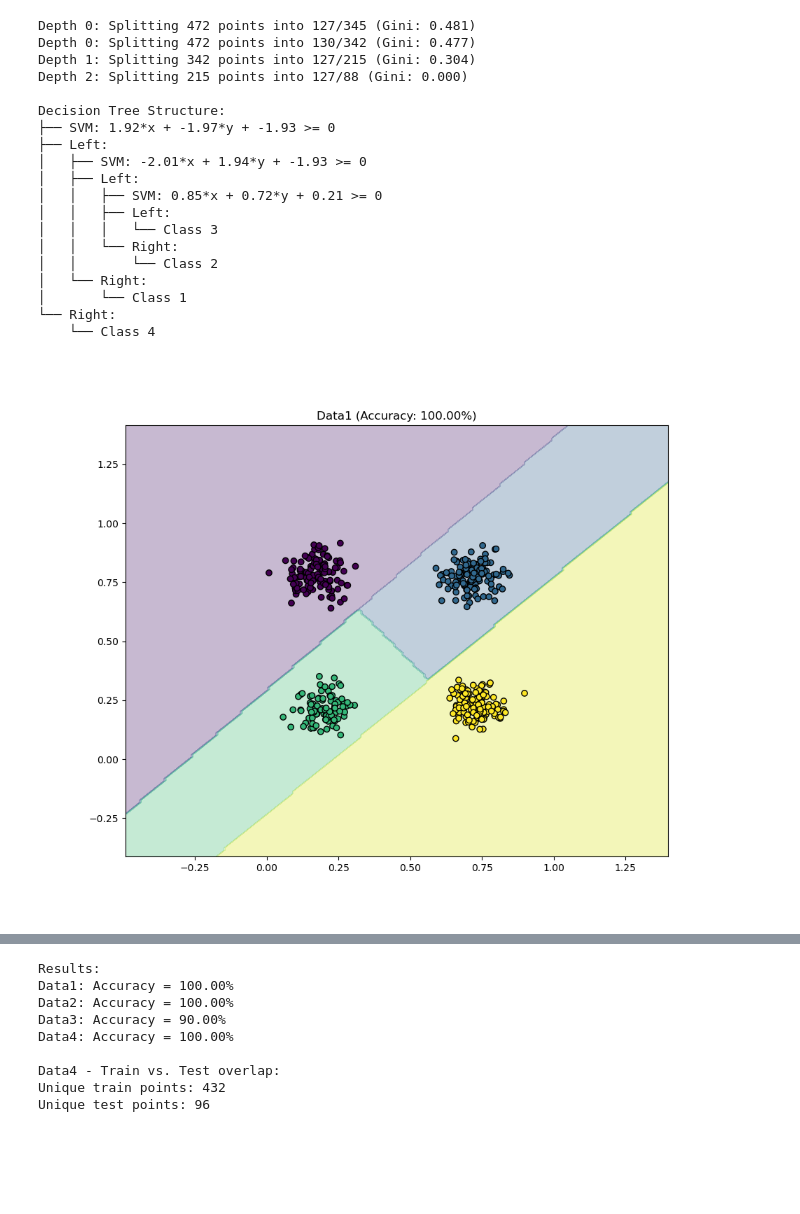
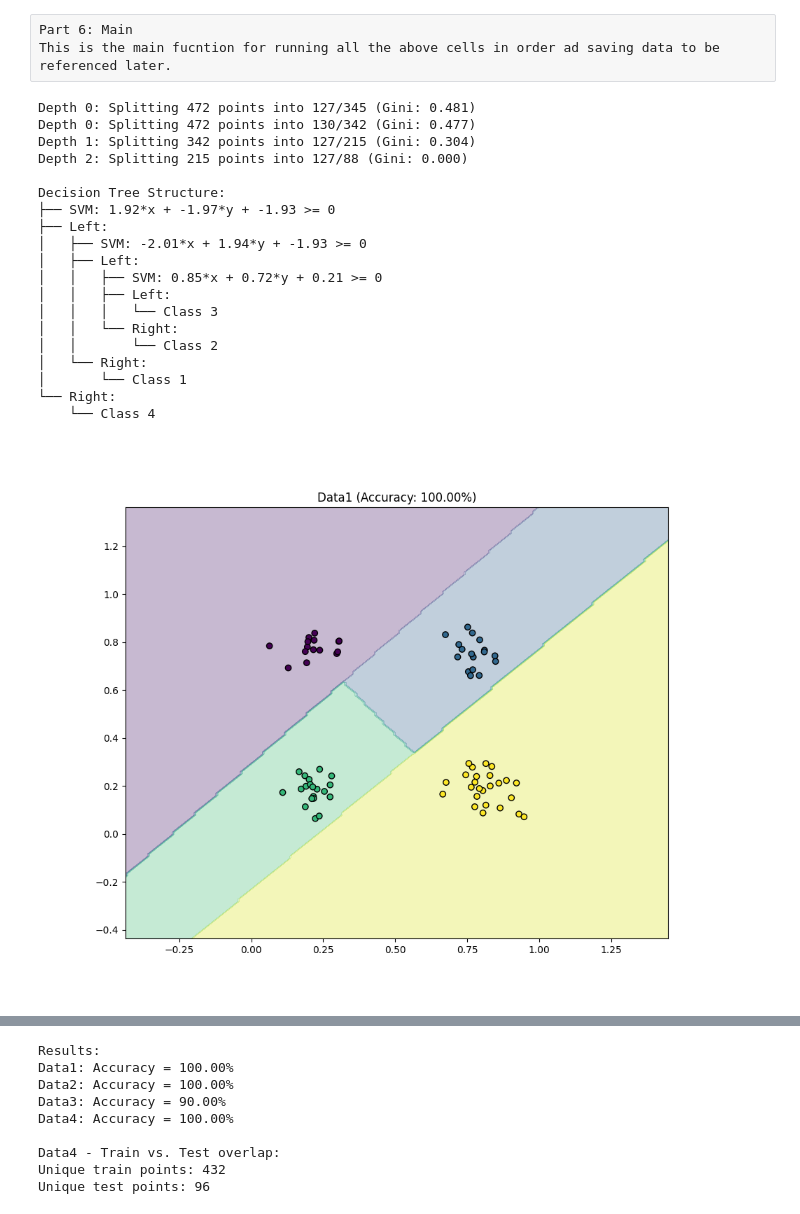
Before and after one commit to kdchafin/codespaces-jupyter, a Jupyter notebook: notebooks/temp.ipynb, the cells around one changed output, grey strips where cells are left out. Drawn from its saved outputs; the diff is of its cells as text; code cells hidden in the pictures; blank space fills up the shorter version.

Commit message:
plot rendeering test points and comments

```diff
--- a/notebooks/temp.ipynb
+++ b/notebooks/temp.ipynb
@@ -156,3 +182,6 @@ def visualize_tree(tree, X_original, y, scaler, title="Decision Boundaries"):
+# %% [raw]
+Part 6: Main
+This is the main fucntion for running all the above cells in order ad saving data to be referenced later.
 # %%
 # Main Execution
 def main():
@@ -180,39 +209,39 @@ def main():
         acc = accuracy_score(y_test, y_pred)
         results.append((ds, acc))
 
-        visualize_tree(tree, X_train, y_train, scaler, title=f"{ds} (Accuracy: {acc:.2%})")
+        visualize_tree(tree, X_test, y_test, scaler, title=f"{ds} (Accuracy: {acc:.2%})")
 
     print("\nResults:")
     for ds, acc in results:
         print(f"{ds}: Accuracy = {acc:.2%}")
 
     print(f"\n{ds} - Train vs. Test overlap:")
     print("Unique train points:", len(np.unique(X_train, axis=0)))
     print("Unique test points:", len(np.unique(X_test, axis=0)))
 
 if __name__ == "__main__":
     main()
 # %% [output]
 Depth 0: Splitting 472 points into 127/345 (Gini: 0.481)
 Depth 0: Splitting 472 points into 130/342 (Gini: 0.477)
 Depth 1: Splitting 342 points into 127/215 (Gini: 0.304)
 Depth 2: Splitting 215 points into 127/88 (Gini: 0.000)
 
 Decision Tree Structure:
 ├── SVM: 1.92*x + -1.97*y + -1.93 >= 0
 ├── Left:
 │   ├── SVM: -2.01*x + 1.94*y + -1.93 >= 0
 │   ├── Left:
 │   │   ├── SVM: 0.85*x + 0.72*y + 0.21 >= 0
 │   │   ├── Left:
 │   │   │   └── Class 3
 │   │   └── Right:
 │   │       └── Class 2
 │   └── Right:
 │       └── Class 1
 └── Right:
     └── Class 4
-[figure, old version]
+[figure, new version]
 Depth 0: Splitting 304 points into 80/224 (Gini: 0.491)
 Depth 1: Splitting 224 points into 76/148 (Gini: 0.329)
 Depth 1: Splitting 224 points into 78/146 (Gini: 0.325)
```
Also changed, not shown: parts of 13 cells of this notebook.
